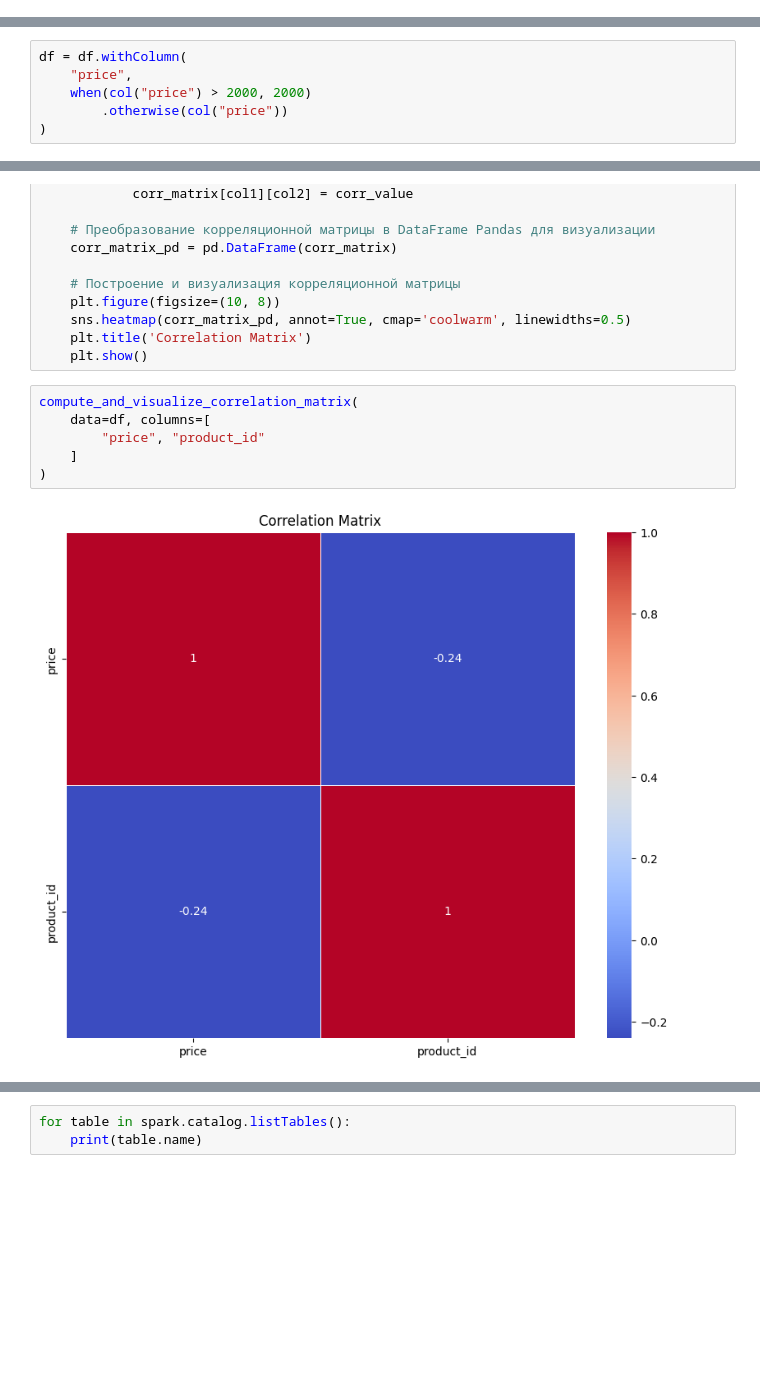
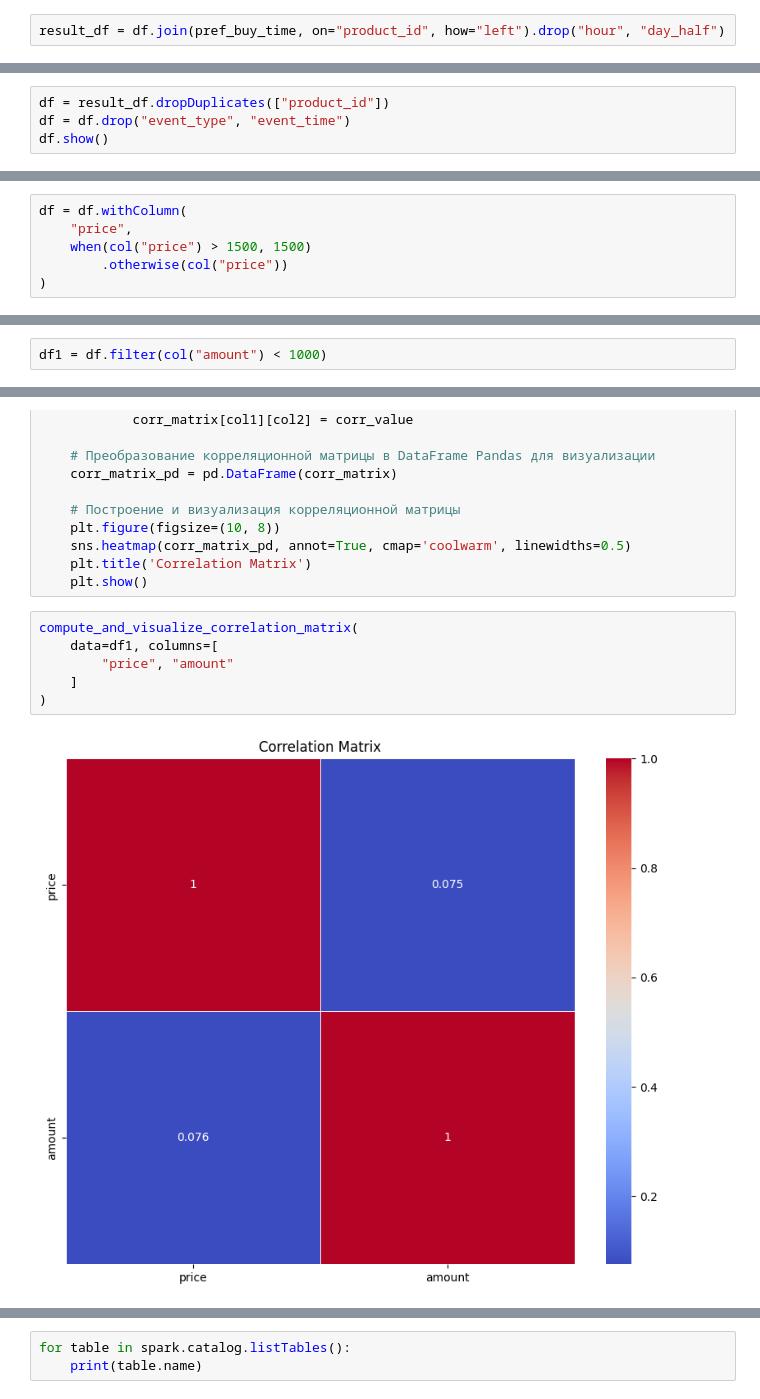
Before and after one commit to MousePos/SOBD_Lab1, a Jupyter notebook: 2.ipynb, the cells around one changed output, grey strips where cells are left out. Cells and saved outputs as stored; diff of their text form; blank space fills up the shorter version.

```diff
--- a/2.ipynb
+++ b/2.ipynb
@@ -200,0 +302,2 @@ def plot_cat_distribution(data: DataFrame,
+# %%
+result_df = df.join(pref_buy_time, on="product_id", how="left").drop("hour", "day_half")
@@ -200,0 +396,4 @@ def plot_cat_distribution(data: DataFrame,
+# %%
+df = result_df.dropDuplicates(["product_id"])
+df = df.drop("event_type", "event_time")
+df.show()
@@ -447,7 +638,7 @@ plot_quant_distribution(data=df, column="price")
 # %%
 df = df.withColumn(
     "price",
-    when(col("price") > 2000, 2000)
+    when(col("price") > 1500, 1500)
         .otherwise(col("price"))
 )
 # %%
@@ -458,0 +665,2 @@ plot_quant_distribution(data=df, column="price")
+# %%
+df1 = df.filter(col("amount") < 1000)
@@ -488,9 +711,9 @@ def compute_and_visualize_correlation_matrix(data: DataFrame,
     plt.show()
 # %%
 compute_and_visualize_correlation_matrix(
-    data=df, columns=[
-        "price", "product_id"
+    data=df1, columns=[
+        "price", "amount"
     ]
 )
 # %% [output]
-[figure, old version]
+[figure, new version]
```
Also changed, not shown: parts of 52 cells of this notebook, 1 other file.
